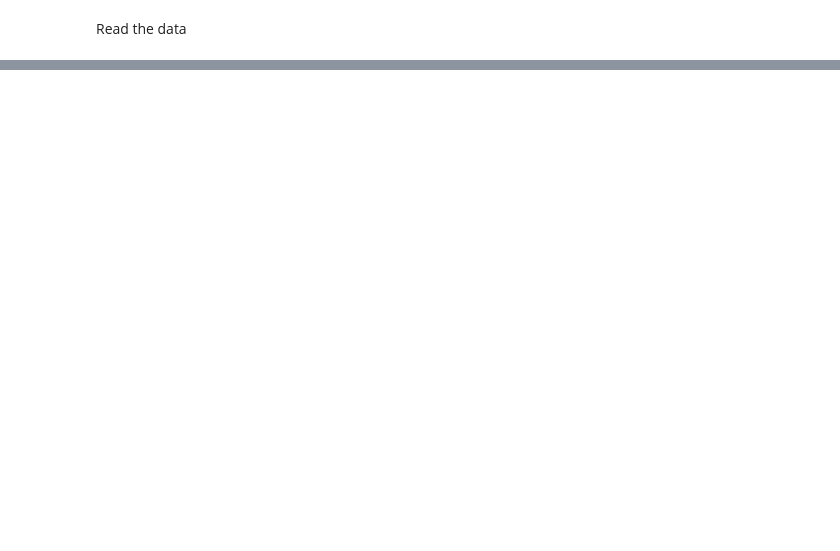
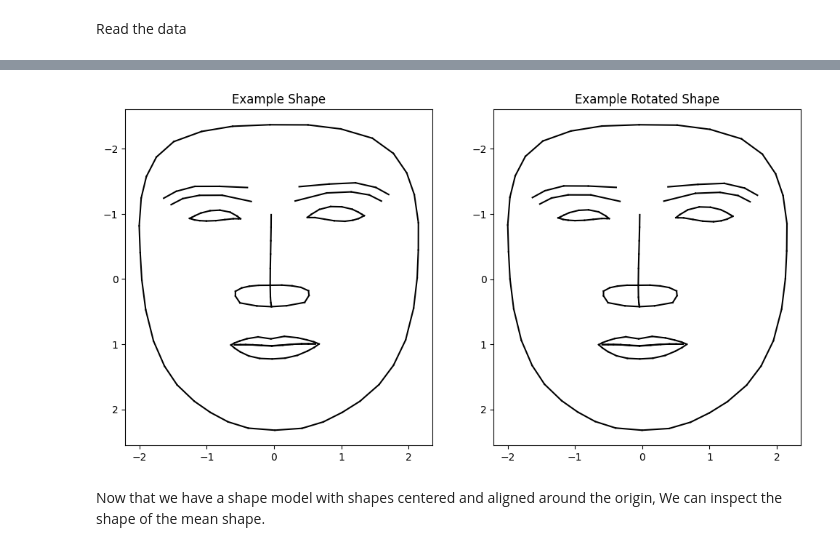
Before and after one commit to Orri11/ZIB, a Jupyter notebook: pyssam_example.ipynb, the cells around one changed output, grey strips where cells are left out. Saved outputs shown, nothing was run; the diff lists cells and outputs as text; code cells hidden in the pictures; blank space fills up the shorter version.

```diff
--- a/pyssam_example.ipynb
+++ b/pyssam_example.ipynb
@@ -107,0 +41,20 @@ ssm.landmarks_scale.shape
+# %%
+# Rotate all faces in the dataset
+rotated_data = []
+for face in data:
+    rotated_face = rotation.rotate_shape(face)
+    rotated_data.append(rotated_face)
+rotated_data = np.array(rotated_data)
+
+# Recreate the shape model with the rotated shapes.
+ssm_rot = pyssam.SSM(rotated_data)
+# %%
+shape1 = ssm.landmarks_scale[3]
+shape2 = ssm_rot.landmarks_scale[3]
+
+connections_contour = rotation.get_plotting_indexes()['full_contour']
+rotation.plot_landmarks2(shape1, shape2, connections_contour, color = 'black', linewidth = 1.5,text1= "Example Shape", text2= "Example Rotated Shape")
+# %% [output]
+[figure, added]
+# %% [markdown]
+Now that we have a shape model with shapes centered and aligned around the origin, We can inspect the shape of the mean shape.
```
Also changed, not shown: parts of 20 cells of this notebook, 1 other file.
